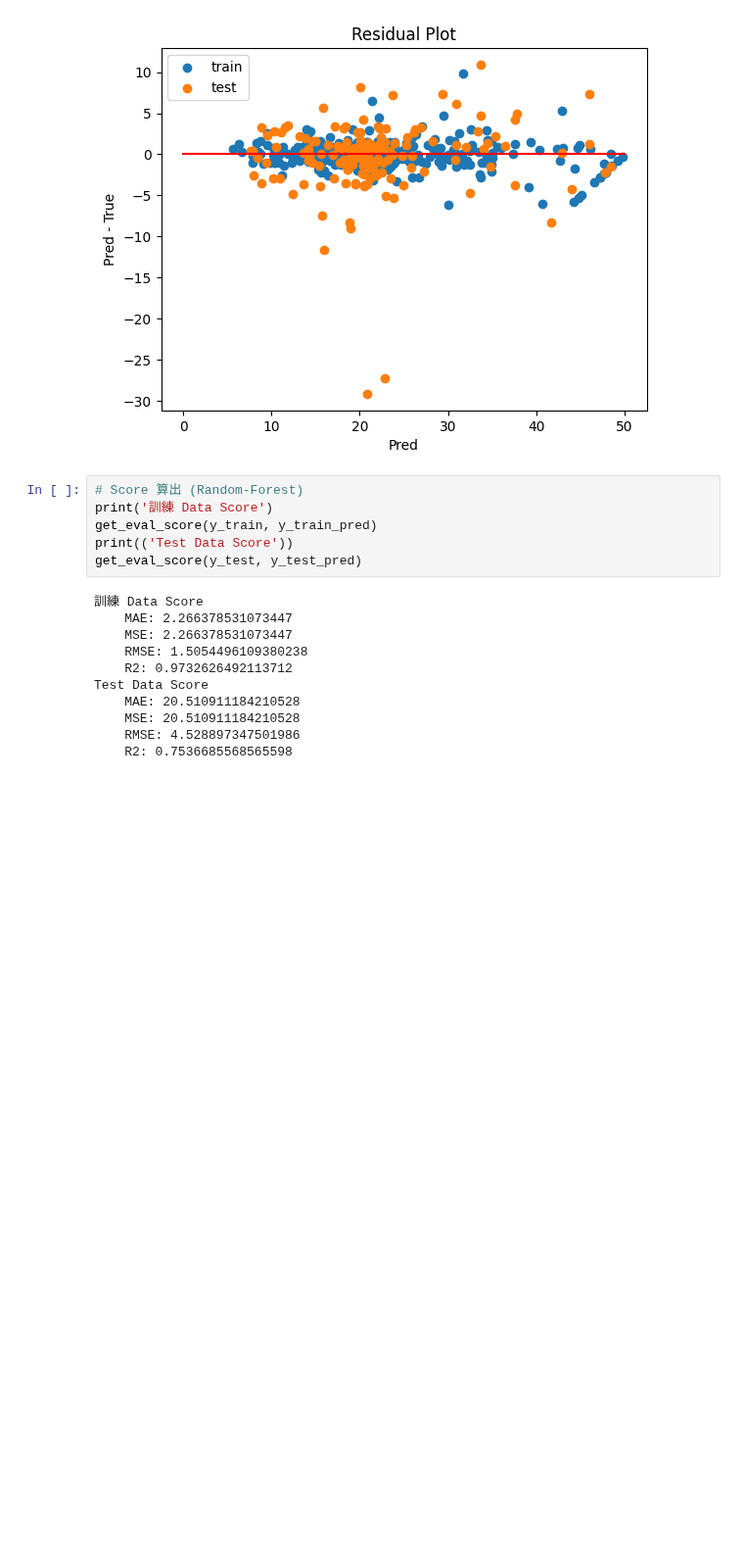
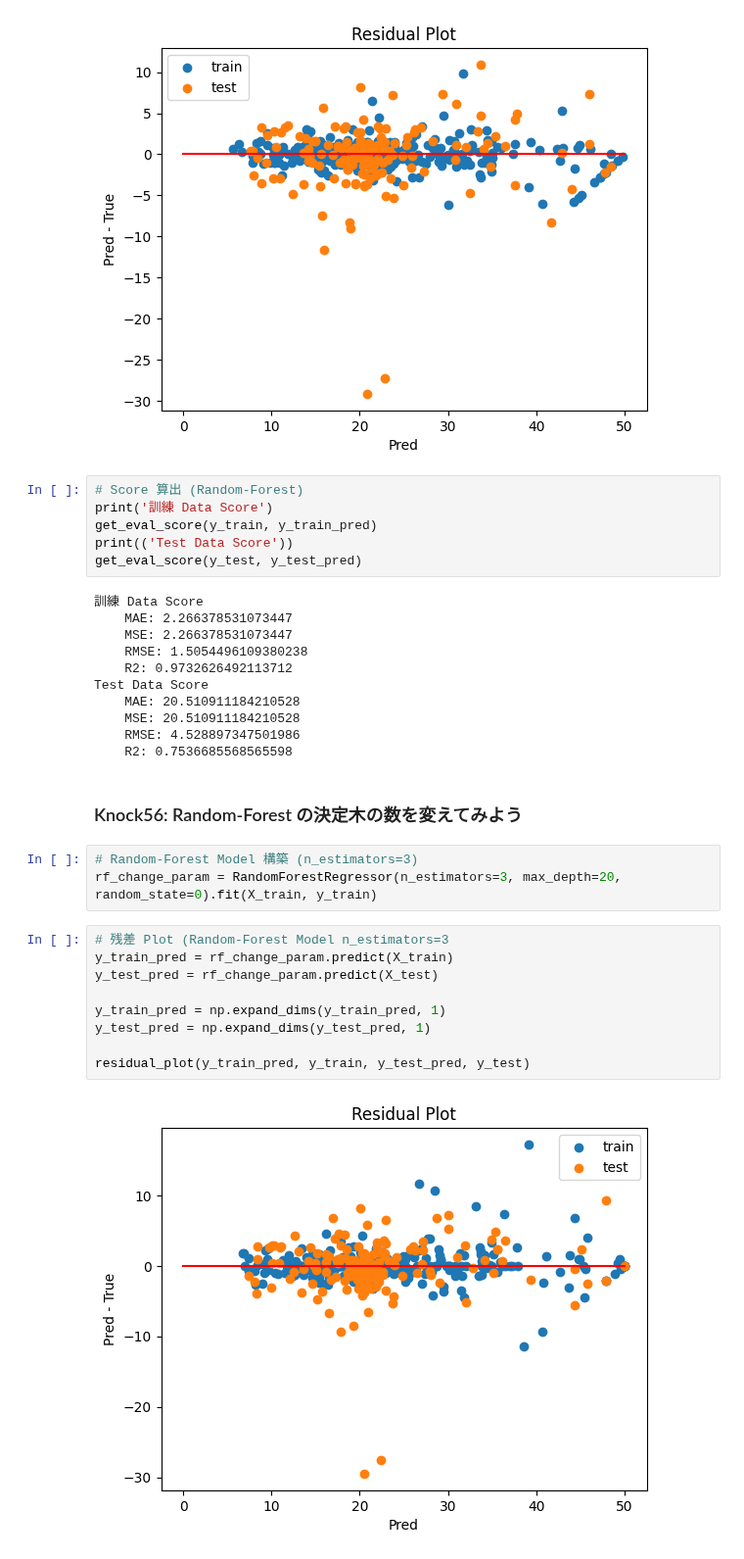
Before and after one commit to 1024xx4/ai_model_building_100, a Jupyter notebook: sectoin06/section06.ipynb, the cells around one changed output. Shown at 98% size. Saved outputs shown, nothing was run; the diff lists cells and outputs as text; blank space fills up the shorter version.

Commit message:
Build&Eval: Random-Forest の決定木の数を変えてみる#11

```diff
--- a/sectoin06/section06.ipynb
+++ b/sectoin06/section06.ipynb
@@ -348,3 +348,19 @@ Test Data Score
     MSE: 20.510911184210528
     RMSE: 4.528897347501986
     R2: 0.7536685568565598
+# %% [markdown]
+### Knock56: Random-Forest の決定木の数を変えてみよう
+# %%
+# Random-Forest Model 構築 (n_estimators=3)
+rf_change_param = RandomForestRegressor(n_estimators=3, max_depth=20, random_state=0).fit(X_train, y_train)
+# %%
+# 残差 Plot (Random-Forest Model n_estimators=3
+y_train_pred = rf_change_param.predict(X_train)
+y_test_pred = rf_change_param.predict(X_test)
+
+y_train_pred = np.expand_dims(y_train_pred, 1)
+y_test_pred = np.expand_dims(y_test_pred, 1)
+
+residual_plot(y_train_pred, y_train, y_test_pred, y_test)
+# %% [output]
+[figure, added]
```
Also changed, not shown: parts of 2 cells of this notebook.
